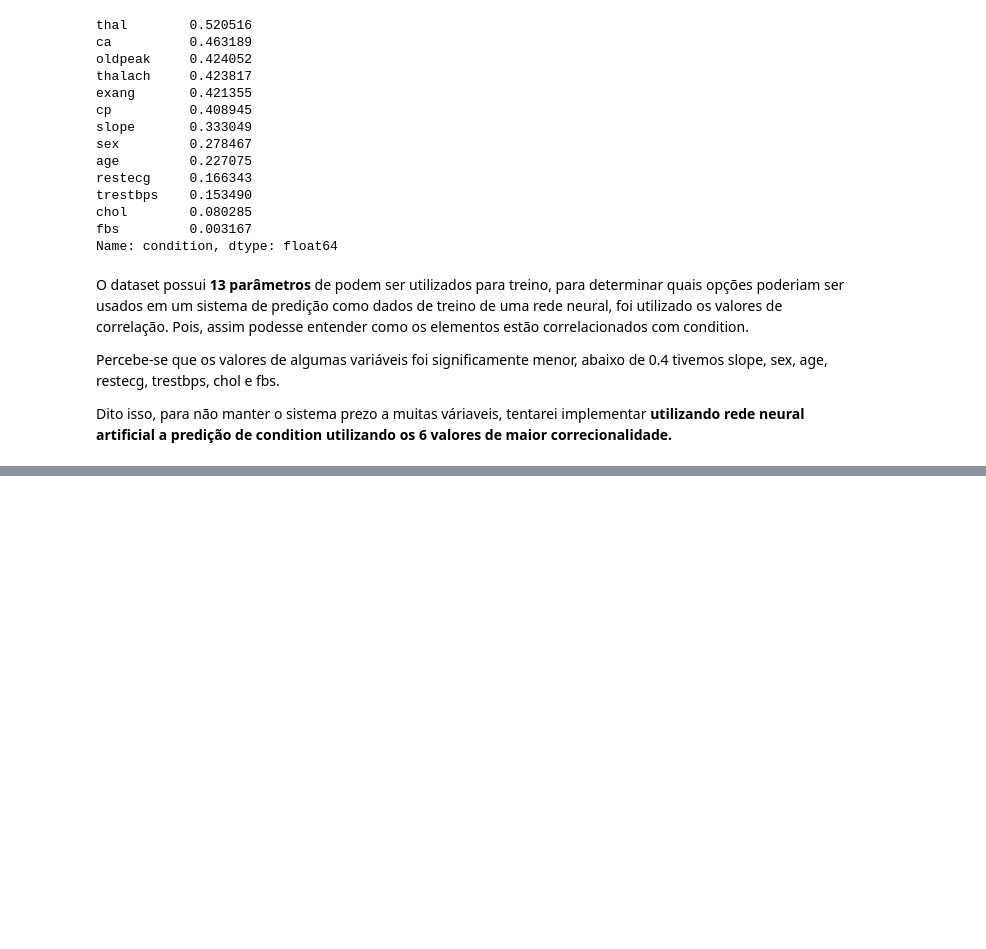
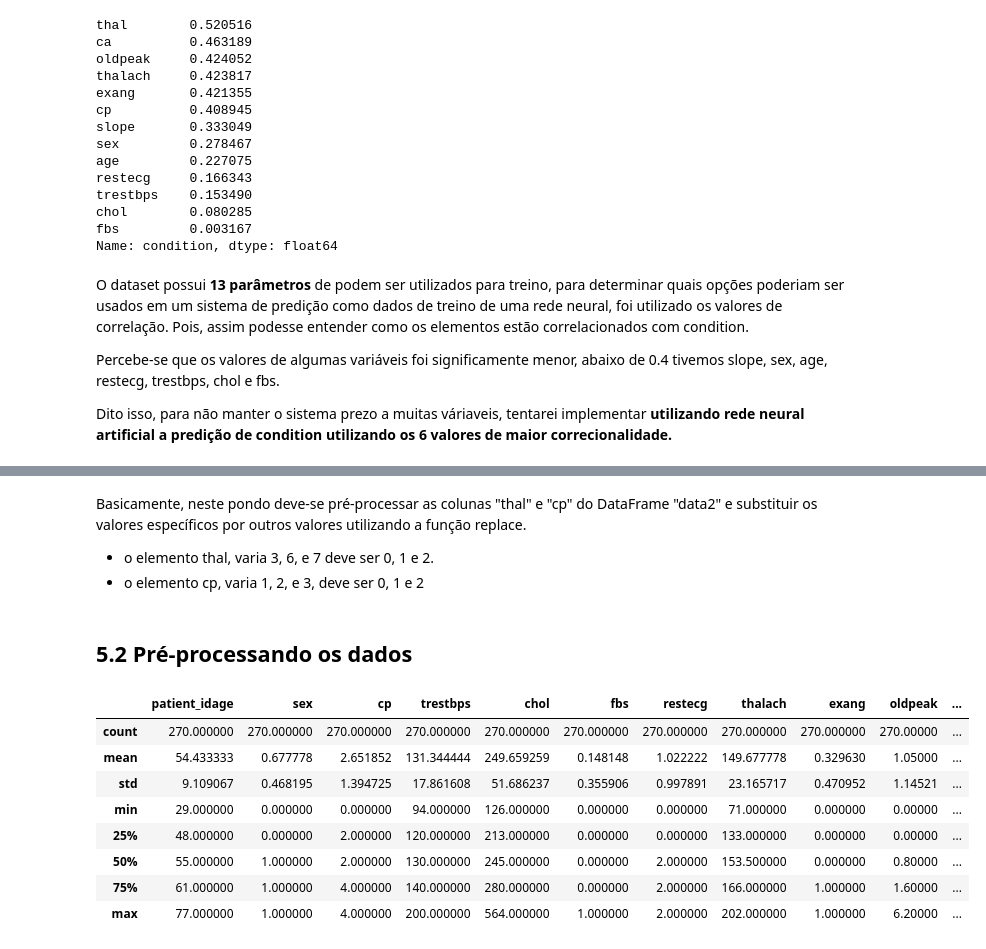
Before and after one commit to GeorgeAlexsander/Cardiac_Disease_Prediction_using_Neural_Networks, a Jupyter notebook: HeartDiseasePrediction.ipynb, the cells around one changed output, grey strips where cells are left out. Saved outputs shown, nothing was run; the diff lists cells and outputs as text; code cells hidden in the pictures; blank space fills up the shorter version.

```diff
--- a/HeartDiseasePrediction.ipynb
+++ b/HeartDiseasePrediction.ipynb
@@ -778,0 +853,26 @@ Mostrando também ser opções válidas para implementações de modelos, vale r
+# %% [markdown]
+Basicamente, neste pondo deve-se pré-processar as colunas "thal" e "cp" do DataFrame "data2" e substituir os valores específicos por outros valores utilizando a função replace.
+- o elemento thal, varia 3, 6, e 7 deve ser 0, 1 e 2.
+- o elemento cp, varia 1, 2, e 3, deve ser 0, 1 e 2
+# %% [markdown]
+## 5.2 Pré-processando os dados
+# %%
+features = ['thal', 'ca', 'oldpeak', 'thalach', 'exang', 'cp', 'condition']
+
+
+data2['thal'] = data2['thal'].replace({3: 0, 6: 1, 7: 2})
+data2['cp'] = data2['cp'].replace({1: 0, 2: 1, 3: 2})
+
+# Concatenando apenas as colunas desejadas
+data_total = pd.concat([data.loc[:, features], data2.loc[:, features]])
+data2.describe()
+# %% [output]
+|  | patient_idage | sex | cp | trestbps | chol | fbs | restecg | thalach | exang | oldpeak | ... |
+| count | 270.000000 | 270.000000 | 270.000000 | 270.000000 | 270.000000 | 270.000000 | 270.000000 | 270.000000 | 270.000000 | 270.00000 | ... |
+| mean | 54.433333 | 0.677778 | 2.651852 | 131.344444 | 249.659259 | 0.148148 | 1.022222 | 149.677778 | 0.329630 | 1.05000 | ... |
+| std | 9.109067 | 0.468195 | 1.394725 | 17.861608 | 51.686237 | 0.355906 | 0.997891 | 23.165717 | 0.470952 | 1.14521 | ... |
+| min | 29.000000 | 0.000000 | 0.000000 | 94.000000 | 126.000000 | 0.000000 | 0.000000 | 71.000000 | 0.000000 | 0.00000 | ... |
+| 25% | 48.000000 | 0.000000 | 2.000000 | 120.000000 | 213.000000 | 0.000000 | 0.000000 | 133.000000 | 0.000000 | 0.00000 | ... |
+| 50% | 55.000000 | 1.000000 | 2.000000 | 130.000000 | 245.000000 | 0.000000 | 2.000000 | 153.500000 | 0.000000 | 0.80000 | ... |
+| 75% | 61.000000 | 1.000000 | 4.000000 | 140.000000 | 280.000000 | 0.000000 | 2.000000 | 166.000000 | 1.000000 | 1.60000 | ... |
+| max | 77.000000 | 1.000000 | 4.000000 | 200.000000 | 564.000000 | 1.000000 | 2.000000 | 202.000000 | 1.000000 | 6.20000 | ... |
```
Also changed, not shown: parts of 46 cells of this notebook, 2 other files.
